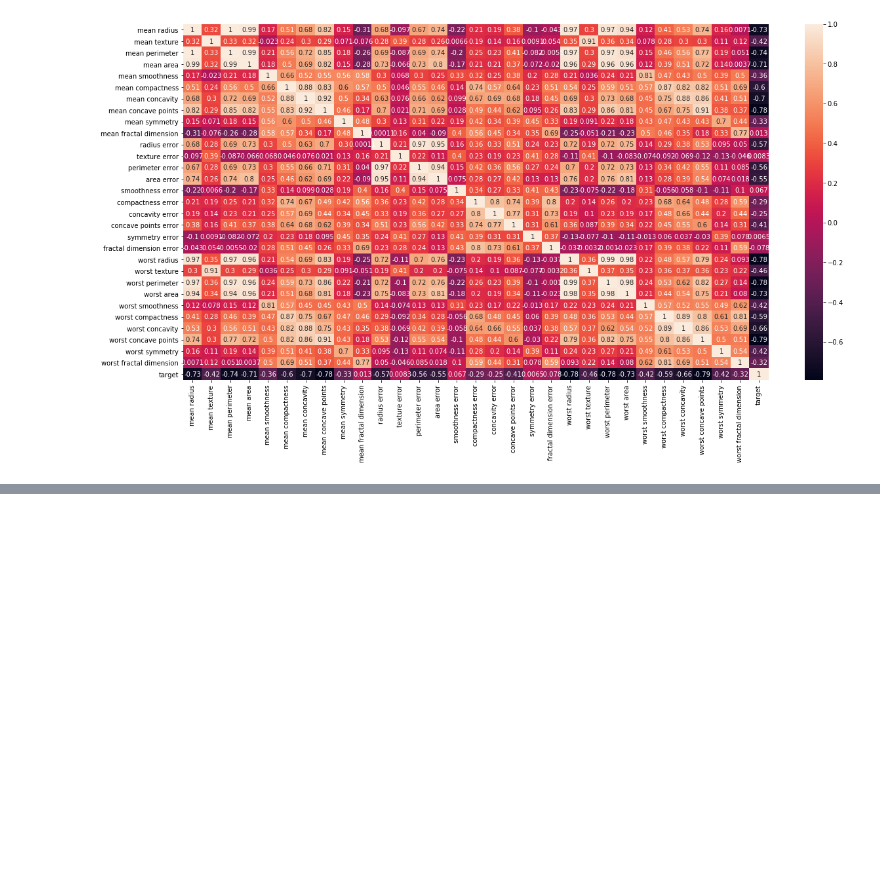
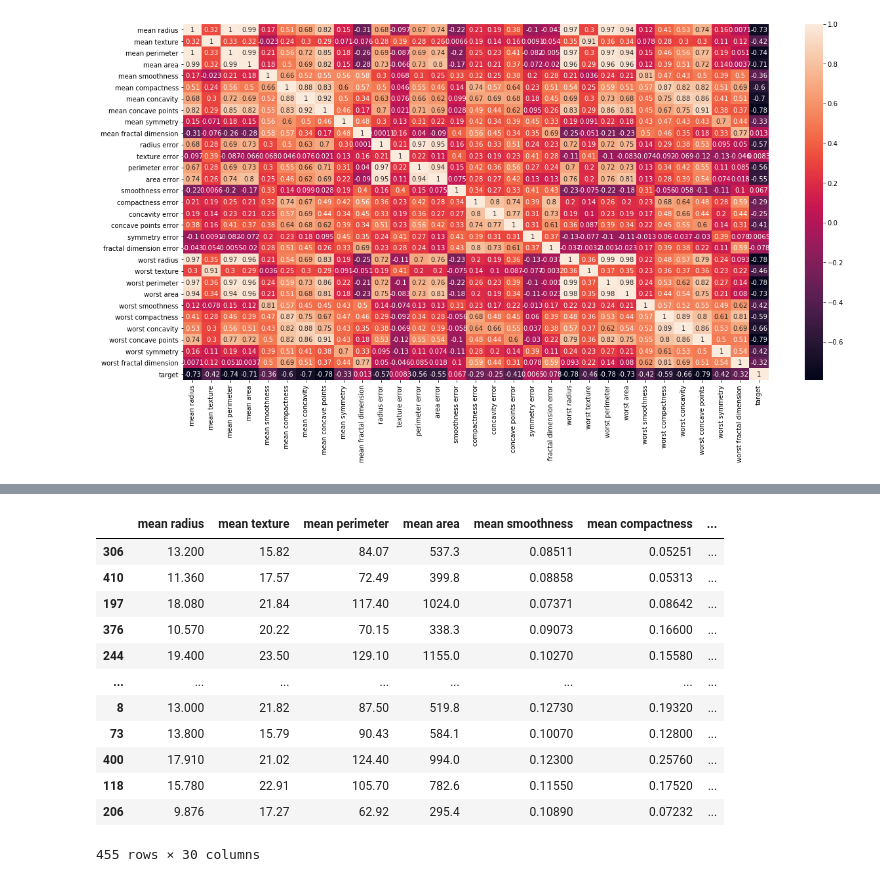
Before and after one commit to sidthree6/Case-Study---Breast-Cancer, a Jupyter notebook: Case Study - Breast Cancer.ipynb, the cells around one changed output, grey strips where cells are left out. Saved outputs shown, nothing was run; the diff lists cells and outputs as text; code cells hidden in the pictures; blank space fills up the shorter version.

```diff
--- a/Case Study - Breast Cancer.ipynb
+++ b/Case Study - Breast Cancer.ipynb
@@ -144,0 +165,2 @@ sns.heatmap(df_cancer.corr(), annot=True)
+# %%
+y = df_cancer.iloc[:, -1]
@@ -144,0 +184,18 @@ sns.heatmap(df_cancer.corr(), annot=True)
+# %%
+X_train, X_test, y_train, y_test = train_test_split(X, y, test_size=0.2, random_state=5)
+# %%
+X_train
+# %% [output]
+|  | mean radius | mean texture | mean perimeter | mean area | mean smoothness | mean compactness | ... |
+| 306 | 13.200 | 15.82 | 84.07 | 537.3 | 0.08511 | 0.05251 | ... |
+| 410 | 11.360 | 17.57 | 72.49 | 399.8 | 0.08858 | 0.05313 | ... |
+| 197 | 18.080 | 21.84 | 117.40 | 1024.0 | 0.07371 | 0.08642 | ... |
+| 376 | 10.570 | 20.22 | 70.15 | 338.3 | 0.09073 | 0.16600 | ... |
+| 244 | 19.400 | 23.50 | 129.10 | 1155.0 | 0.10270 | 0.15580 | ... |
+| ... | ... | ... | ... | ... | ... | ... | ... |
+| 8 | 13.000 | 21.82 | 87.50 | 519.8 | 0.12730 | 0.19320 | ... |
+| 73 | 13.800 | 15.79 | 90.43 | 584.1 | 0.10070 | 0.12800 | ... |
+| 400 | 17.910 | 21.02 | 124.40 | 994.0 | 0.12300 | 0.25760 | ... |
+| 118 | 15.780 | 22.91 | 105.70 | 782.6 | 0.11550 | 0.17520 | ... |
+| 206 | 9.876 | 17.27 | 62.92 | 295.4 | 0.10890 | 0.07232 | ... |
+455 rows × 30 columns
```
Also changed, not shown: parts of 15 cells of this notebook.
